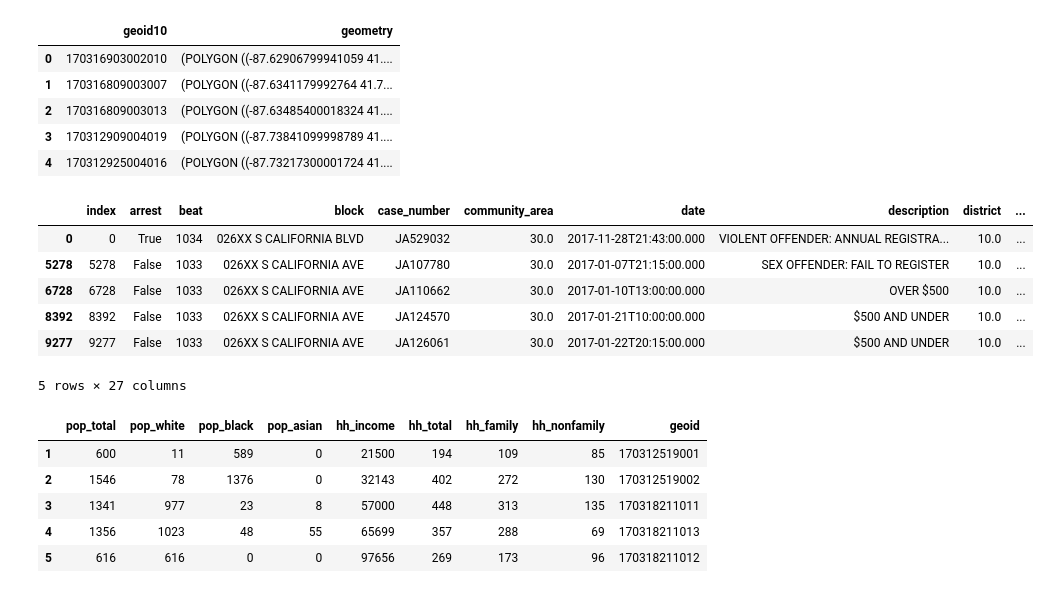
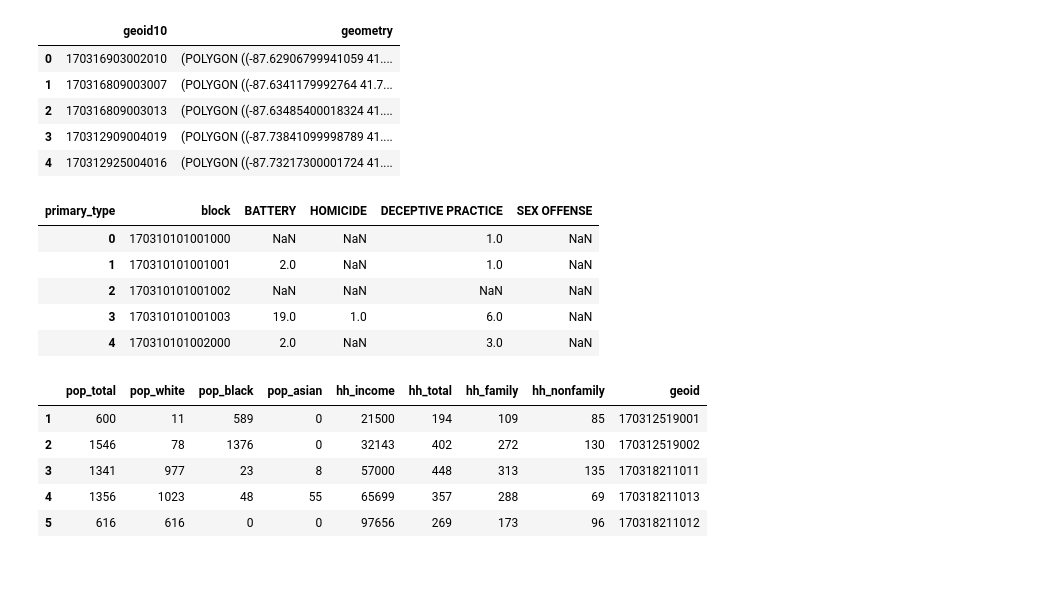
Before and after one commit to jtanwk/capp30254, a Jupyter notebook: HW1/Homework 1.ipynb, the cells around one changed output. Drawn from its saved outputs; the diff is of its cells as text; code cells hidden in the pictures.

```diff
--- a/HW1/Homework 1.ipynb
+++ b/HW1/Homework 1.ipynb
@@ -315,41 +314,41 @@ block_gdf.head()
 # Adapted from https://geopandas.readthedocs.io/en/latest/gallery/create_geopandas_from_pandas.html
 crime_df['coordinates'] = list(zip(crime_df.longitude, crime_df.latitude))
 crime_df['coordinates'] = crime_df['coordinates'].apply(shapely.geometry.Point)
 crime_gdf = gpd.GeoDataFrame(crime_df, geometry='coordinates')
 
 # filter out crimes with no location
 crime_gdf = crime_gdf.dropna(subset=['latitude', 'longitude'])
 
 # make sure both geodataframes have the same projection
 crime_gdf.crs = {'init' :'epsg:4326'}
 block_gdf.crs = {'init' :'epsg:4326'}
 
 # spatial join block GEOID onto crime data
 crime_gdf = gpd.sjoin(crime_gdf, block_gdf,
                       how='inner',
                       op='intersects')
 
 # Extract block group GEOID from block GEOID
 crime_gdf['geoid'] = crime_gdf['geoid10'].str[0:12]
 
 # Aggregate counts by block, and keep only crimes of interest
 crime_by_block = crime_gdf \
     .groupby(['geoid10', 'primary_type']) \
     .size() \
     .reset_index() \
     .rename({0: 'count', 'geoid10': 'block'}, axis=1) \
     .pivot(index='block', columns='primary_type', values='count') \
-    [['BATTERY', 'HOMICIDE', 'DECEPTIVE PRACTICE', 'SEX OFFENSE']]
+    [['BATTERY', 'HOMICIDE', 'DECEPTIVE PRACTICE', 'SEX OFFENSE']] \
+    .reset_index()
 
 crime_by_block.head()
 # %% [output]
-|  | index | arrest | beat | block | case_number | community_area | date | description | district | ... |
-| 0 | 0 | True | 1034 | 026XX S CALIFORNIA BLVD | JA529032 | 30.0 | 2017-11-28T21:43:00.000 | VIOLENT OFFENDER: ANNUAL REGISTRA... | 10.0 | ... |
-| 5278 | 5278 | False | 1033 | 026XX S CALIFORNIA AVE | JA107780 | 30.0 | 2017-01-07T21:15:00.000 | SEX OFFENDER: FAIL TO REGISTER | 10.0 | ... |
-| 6728 | 6728 | False | 1033 | 026XX S CALIFORNIA AVE | JA110662 | 30.0 | 2017-01-10T13:00:00.000 | OVER $500 | 10.0 | ... |
-| 8392 | 8392 | False | 1033 | 026XX S CALIFORNIA AVE | JA124570 | 30.0 | 2017-01-21T10:00:00.000 | $500 AND UNDER | 10.0 | ... |
-| 9277 | 9277 | False | 1033 | 026XX S CALIFORNIA AVE | JA126061 | 30.0 | 2017-01-22T20:15:00.000 | $500 AND UNDER | 10.0 | ... |
+| primary_type | block | BATTERY | HOMICIDE | DECEPTIVE PRACTICE | SEX OFFENSE |
+| 0 | 170310101001000 | NaN | NaN | 1.0 | NaN |
+| 1 | 170310101001001 | 2.0 | NaN | 1.0 | NaN |
+| 2 | 170310101001002 | NaN | NaN | NaN | NaN |
+| 3 | 170310101001003 | 19.0 | 1.0 | 6.0 | NaN |
+| 4 | 170310101002000 | 2.0 | NaN | 3.0 | NaN |
-5 rows × 27 columns
 # %%
 # 3. Get census data for Cook County
 # ACS 5-year estimates have data at the block-group level
```
Also changed, not shown: parts of 24 cells of this notebook.
